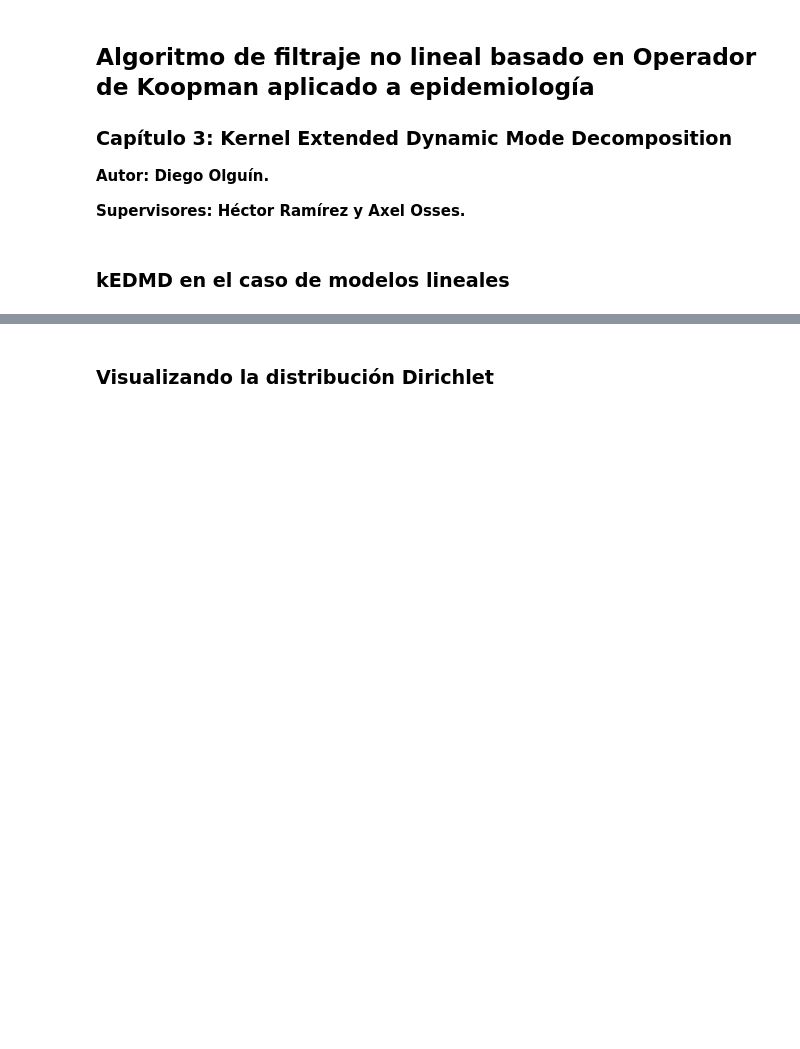
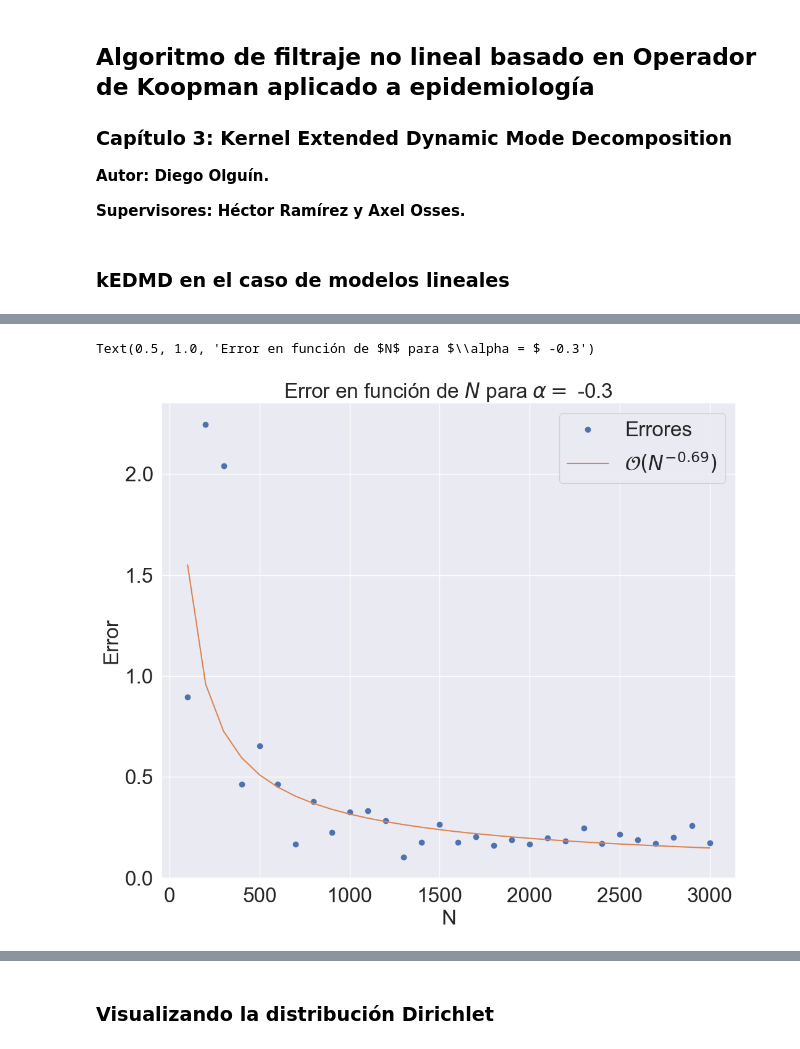
Before and after one commit to diegoolguinw/Koopman_nonlinear_filter, a Jupyter notebook: notebooks/chapter3.ipynb, the cells around one changed output, grey strips where cells are left out. Drawn from its saved outputs; the diff is of its cells as text; code cells hidden in the pictures; blank space fills up the shorter version.

```diff
--- a/notebooks/chapter3.ipynb
+++ b/notebooks/chapter3.ipynb
@@ -29,11 +34,0 @@ from KKKF.kEDMD import KoopmanOperator
-# %%
-# Ajustar el tamaño de las figuras y los títulos para Plotly
-pio.templates.default = 'plotly'
-pio.templates['plotly'].layout.update(
-    title={'font': {'size': 24}},
-    xaxis={'title': {'font': {'size': 20}}},
-    yaxis={'title': {'font': {'size': 20}}},
-    legend={'font': {'size': 16}},
-    margin=dict(l=0, r=0, t=50, b=0),
-    width=1000, height=600
-);
@@ -193,38 +204,36 @@ fig.show()
 # %%
 # Alpha a utilizar
 alpha = -0.3
 
 # Número de puntos
 Ns = np.arange(100, 3100, 100)
 
 # Errores
 errors = np.zeros(len(Ns))
 
 # Cálculo de errores
 for i in range(len(Ns)):
     x, x_koop, _, _ = compute_linear_kedmd(alpha, Ns[i])
     errors[i] = np.linalg.norm(x - x_koop)
 
 # Ajustar una curva como raíz cuadrada a los errores
 fit = np.polyfit(np.log(Ns), np.log(errors), 1)
 
-# Plot
-fig = go.Figure()
+# Gráfico
+fig = plt.figure()
 
-fig.add_trace(go.Scatter(x=Ns, y=errors, name='Errores', mode='markers'))
-fig.add_trace(go.Scatter(x=Ns, y=np.exp(fit[1])*Ns**fit[0], name=f'Exponente: {fit[0].round(4)}', mode='lines'))
+plt.plot(Ns, errors, 'o', label="Errores")
+plt.plot(Ns, np.exp(fit[1])*Ns**fit[0], label=r'$\mathcal{O}(N^{%.2f})$' % fit[0])
 
-# Colocar titulo
-fig.update_layout(
-    title=f"Error de kEDMD para modelo lineal con matriz de parámetro {alpha}",
-    xaxis_title="Número de puntos",
-    yaxis_title="Error",
-    margin=dict(l=0, r=0, t=50, b=0)
-    )
+plt.xlabel("N")
+plt.ylabel("Error")
 
-fig.write_image(img_path+"Linear1Errors.pdf")
-
-fig.show()
+plt.legend()
+plt.title(r"Error en función de $N$ para $\alpha = $ {}".format(alpha))
+fig.savefig(img_path+"Linear1Errors.pdf", bbox_inches='tight')
+# %% [output]
+Text(0.5, 1.0, 'Error en función de $N$ para $\\alpha = $ -0.3')
+[figure, added]
 # %%
 # Alpha a utilizar
 alpha = -0.1
```
Also changed, not shown: parts of 32 cells of this notebook, 7 other files.
